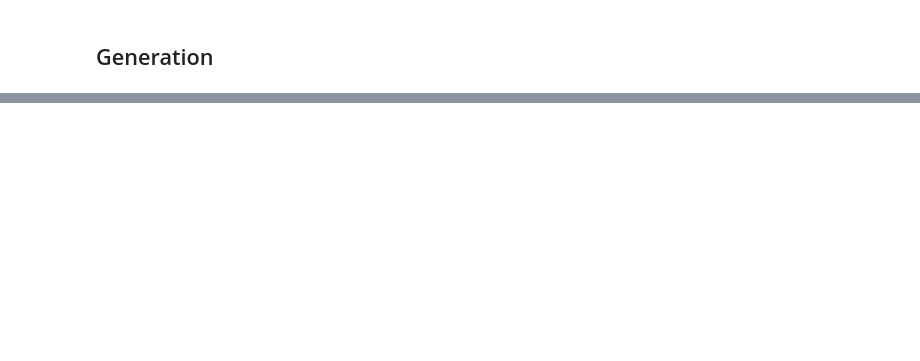
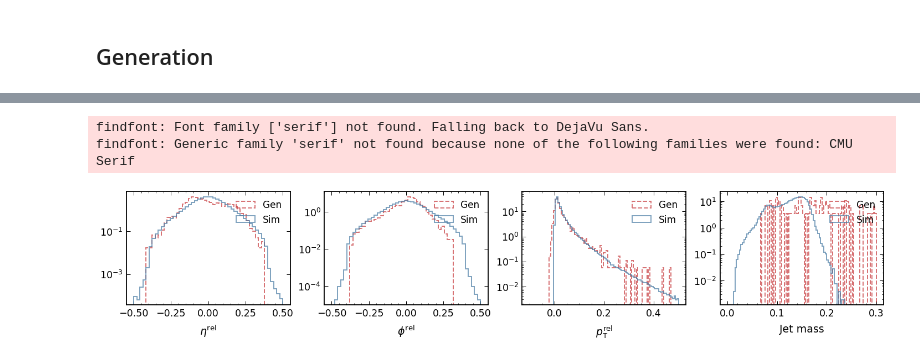
Before and after one commit to smsharma/jet-setting, a Jupyter notebook: notebooks/03_flow_matching.ipynb, the cells around one changed output, grey strips where cells are left out. Cells and saved outputs as stored; diff of their text form; code cells hidden in the pictures; blank space fills up the shorter version.

```diff
--- a/notebooks/03_flow_matching.ipynb
+++ b/notebooks/03_flow_matching.ipynb
@@ -188,0 +309,80 @@ findfont: Generic family 'serif' not found because none of the following familie
+# %%
+fig = plt.figure(figsize=(20, 4))
+gs = GridSpec(1, 4)
+
+#####
+
+ax = fig.add_subplot(gs[0])
+
+i_feat = 0
+
+bins= np.linspace(-0.5, 0.5, 50)
+ax.hist((np.concatenate(x_samples))[:, i_feat], histtype='step', bins=bins, density=True, lw=2, ls='--', alpha=0.7, label='Gen');
+
+eta = np.concatenate((np.array(x)))[:, i_feat]
+eta = eta[eta != 0.]
+ax.hist(eta, histtype='step', density=True, bins=bins, lw=2, alpha=0.7, label='Sim');
+
+ax.set_xlabel(r"$\eta^\mathrm{rel}$")
+ax.get_yaxis().set_ticklabels([])
+ax.set_yscale("log")
+ax.legend()
+
+#####
+
+ax = fig.add_subplot(gs[1])
+
+i_feat = 1
+
+bins= np.linspace(-0.5, 0.5, 50)
+ax.hist((np.concatenate(x_samples))[:, i_feat], histtype='step', bins=bins, density=True, lw=2, ls='--', alpha=0.7, label='Gen');
+
+eta = (np.concatenate(np.array(x)))[:, i_feat]
+eta = eta[eta != 0.]
+ax.hist(eta, histtype='step', density=True, bins=bins, lw=2, alpha=0.7, label='Sim');
+
+ax.set_xlabel(r"$\phi^\mathrm{rel}$")
+ax.get_yaxis().set_ticklabels([])
+ax.set_yscale("log")
+ax.legend()
+
+#####
+
+ax = fig.add_subplot(gs[2])
+
+i_feat = 2
+
+bins= np.linspace(-0.1, 0.5, 100)
+ax.hist((np.concatenate(x_samples))[:, i_feat], histtype='step', bins=bins, density=True, lw=2, ls='--', alpha=0.7, label='Gen');
+
+eta = np.concatenate((np.array(x)))[:, i_feat]
+eta = eta[eta != 0.]
+ax.hist(eta, histtype='step', density=True, bins=bins, lw=2, alpha=0.7, label='Sim');
+
+ax.set_xlabel(r"$p_\mathrm{T}^\mathrm{rel}$")
+ax.get_yaxis().set_ticklabels([])
+ax.set_yscale("log")
+ax.legend()
+
+#####
+
+ax = fig.add_subplot(gs[3])
+
+bins= np.linspace(0., 0.3, 100)
+
+jet_mass = jet_masses(np.array([x_samples[:, :, 2], x_samples[:, :, 0], x_samples[:, :, 1]]).transpose(1,2,0))
+ax.hist(jet_mass, histtype='step', bins=bins, density=True, lw=2, ls='--', alpha=0.7, label='Gen');
+
+jet_mass = jet_masses(np.array([x.numpy()[:, :, 2], x.numpy()[:, :, 0], x.numpy()[:, :, 1]]).transpose(1,2,0))
+ax.hist(jet_mass, histtype='step', bins=bins, density=True, lw=2, alpha=0.7, label='Sim');
+
+ax.set_xlabel(r"Jet mass")
+ax.set_yscale("log")
+ax.legend()
+
+
+plt.tight_layout()
+# %% [output]
+findfont: Font family ['serif'] not found. Falling back to DejaVu Sans.
+findfont: Generic family 'serif' not found because none of the following families were found: CMU Serif
+[figure, added]
```
Also changed, not shown: parts of 16 cells of this notebook.
